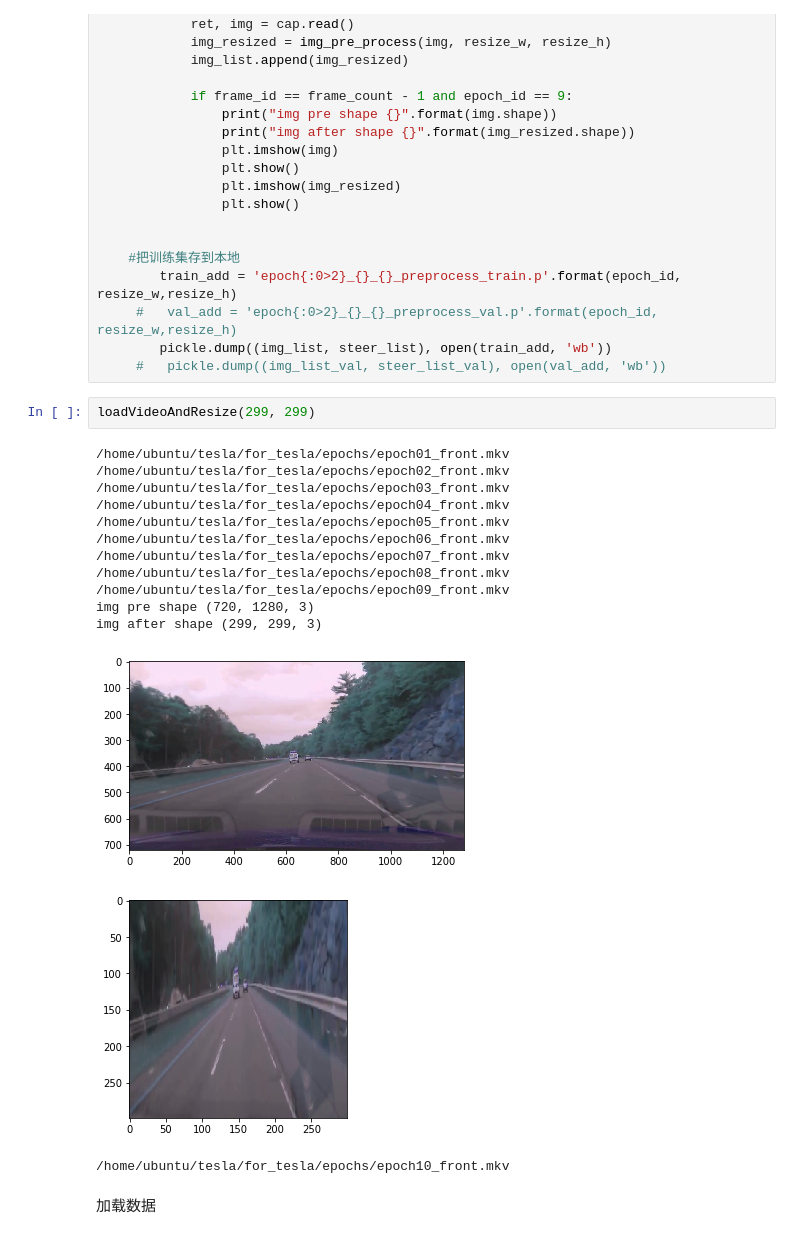
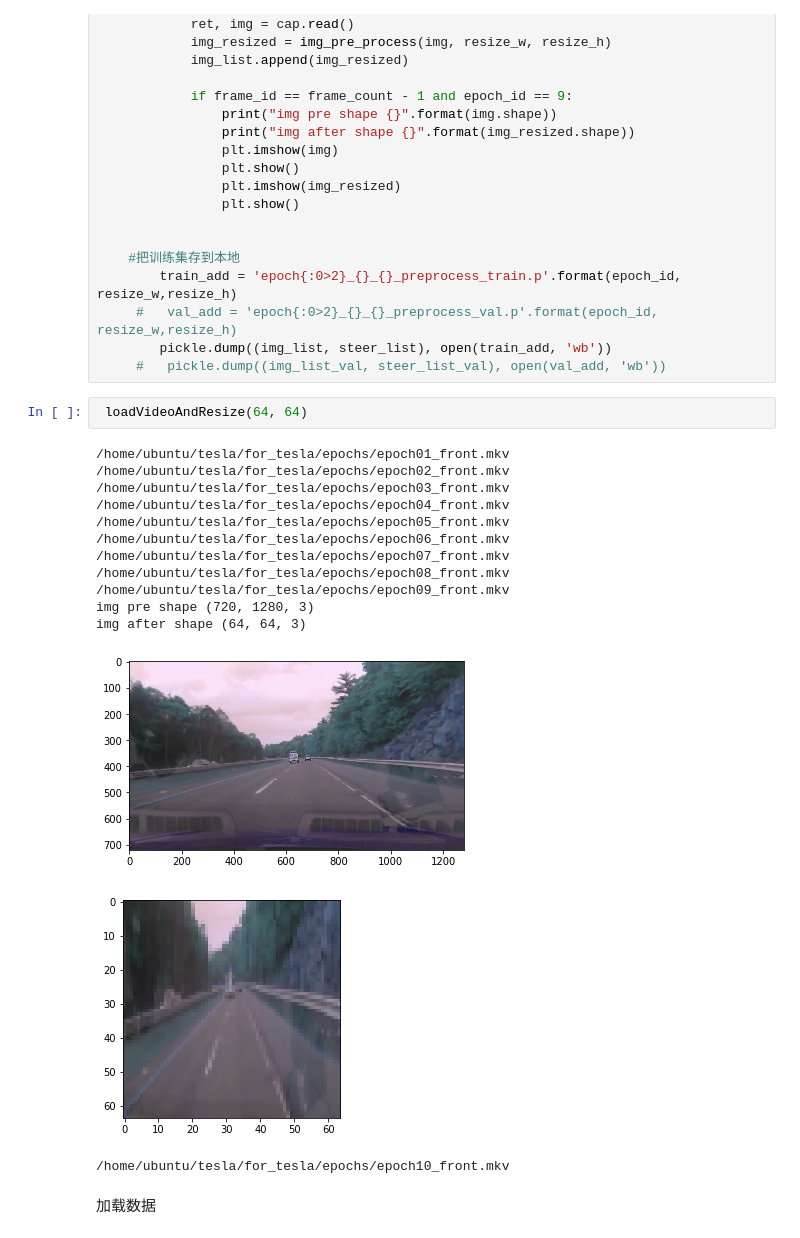
Before and after one commit to rosaann/for_tesla, a Jupyter notebook: deep_tesla.ipynb, the cells around one changed output. Saved outputs shown, nothing was run; the diff lists cells and outputs as text.

```diff
--- a/deep_tesla.ipynb
+++ b/deep_tesla.ipynb
@@ -61,23 +61,23 @@ def loadVideoAndResize(resize_w, resize_h):
      #   val_add = 'epoch{:0>2}_{}_{}_preprocess_val.p'.format(epoch_id, resize_w,resize_h)
         pickle.dump((img_list, steer_list), open(train_add, 'wb'))
      #   pickle.dump((img_list_val, steer_list_val), open(val_add, 'wb'))
-# %%
-loadVideoAndResize(299, 299)
-# %% [output]
-/home/ubuntu/tesla/for_tesla/epochs/epoch01_front.mkv
-/home/ubuntu/tesla/for_tesla/epochs/epoch02_front.mkv
-/home/ubuntu/tesla/for_tesla/epochs/epoch03_front.mkv
-/home/ubuntu/tesla/for_tesla/epochs/epoch04_front.mkv
-/home/ubuntu/tesla/for_tesla/epochs/epoch05_front.mkv
-/home/ubuntu/tesla/for_tesla/epochs/epoch06_front.mkv
-/home/ubuntu/tesla/for_tesla/epochs/epoch07_front.mkv
-/home/ubuntu/tesla/for_tesla/epochs/epoch08_front.mkv
-/home/ubuntu/tesla/for_tesla/epochs/epoch09_front.mkv
-img pre shape (720, 1280, 3)
-img after shape (299, 299, 3)
-[figure, removed]
-[figure, removed]
-/home/ubuntu/tesla/for_tesla/epochs/epoch10_front.mkv
+# %%
+ loadVideoAndResize(64, 64)
+# %% [output]
+/home/ubuntu/tesla/for_tesla/epochs/epoch01_front.mkv
+/home/ubuntu/tesla/for_tesla/epochs/epoch02_front.mkv
+/home/ubuntu/tesla/for_tesla/epochs/epoch03_front.mkv
+/home/ubuntu/tesla/for_tesla/epochs/epoch04_front.mkv
+/home/ubuntu/tesla/for_tesla/epochs/epoch05_front.mkv
+/home/ubuntu/tesla/for_tesla/epochs/epoch06_front.mkv
+/home/ubuntu/tesla/for_tesla/epochs/epoch07_front.mkv
+/home/ubuntu/tesla/for_tesla/epochs/epoch08_front.mkv
+/home/ubuntu/tesla/for_tesla/epochs/epoch09_front.mkv
+img pre shape (720, 1280, 3)
+img after shape (64, 64, 3)
+[figure, added]
+[figure, added]
+/home/ubuntu/tesla/for_tesla/epochs/epoch10_front.mkv
 # %% [markdown]
 加载数据
 # %%
```
Also changed, not shown: parts of 8 cells of this notebook.
